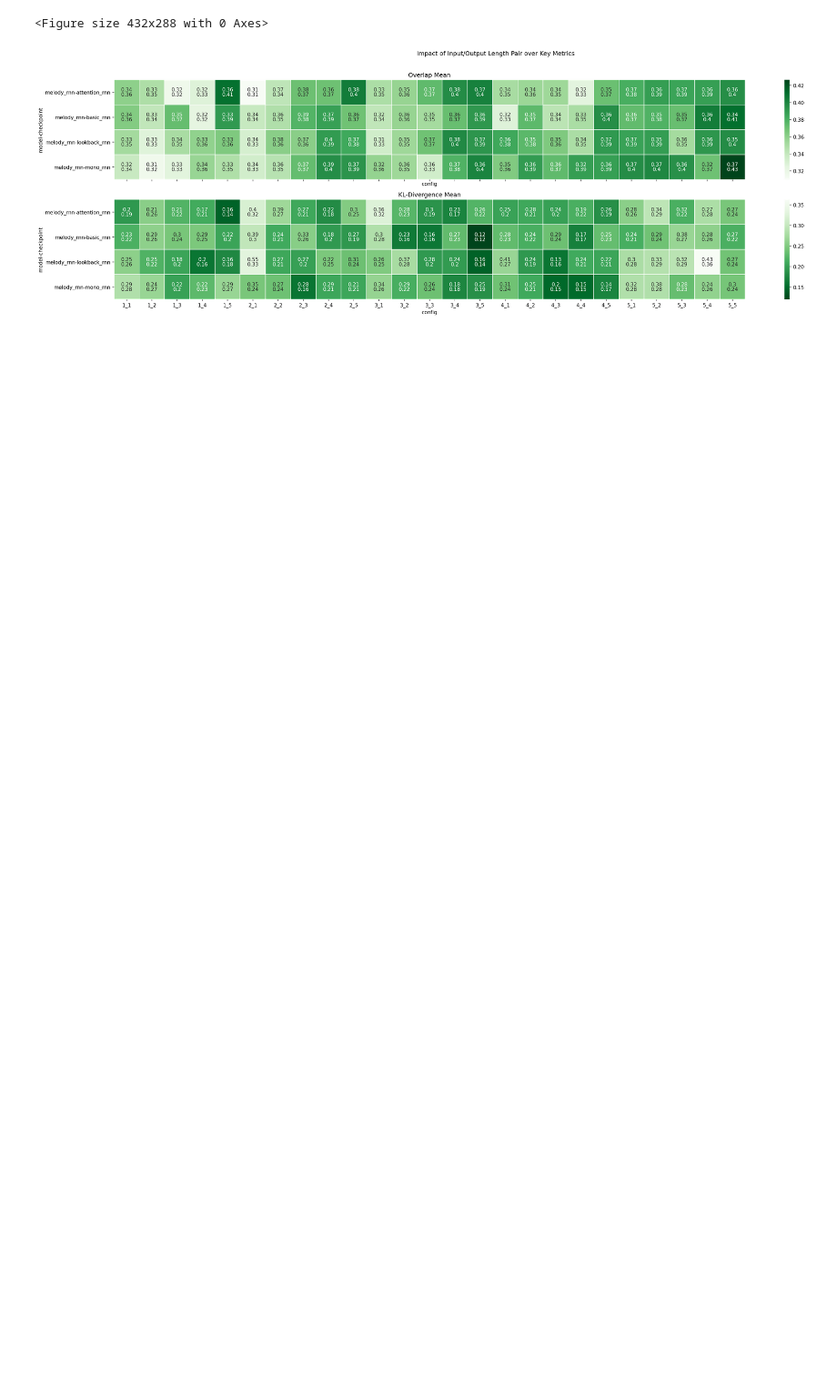
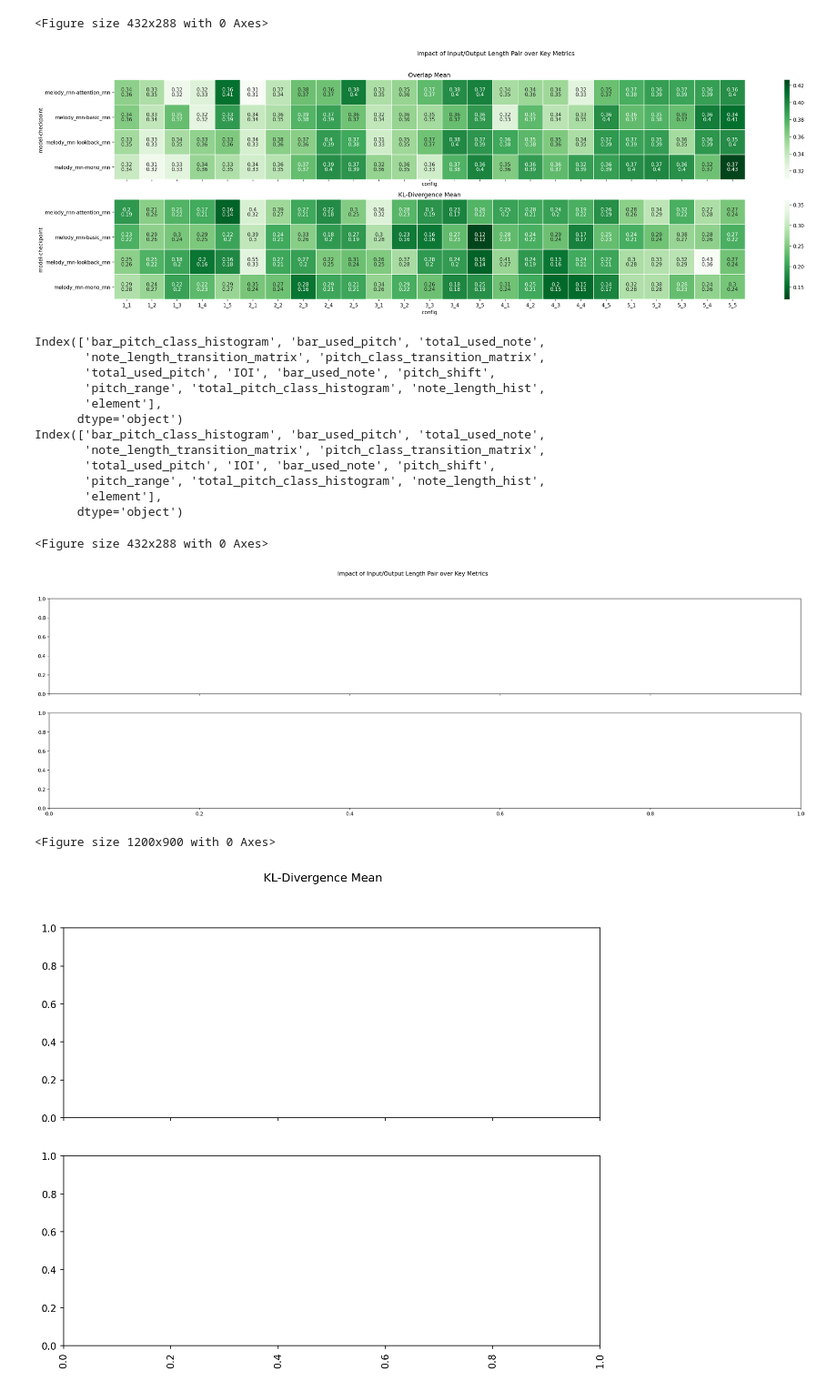
Before and after one commit to ghalestrilo/ornette, a Jupyter notebook: scripts/metrics_sketchpad.ipynb, the cells around one changed output. Shown at 91% size. Drawn from its saved outputs; the diff is of its cells as text; code cells hidden in the pictures; blank space fills up the shorter version.

```diff
--- a/scripts/metrics_sketchpad.ipynb
+++ b/scripts/metrics_sketchpad.ipynb
@@ -159,3 +141,76 @@ if 'heatmap_metrics_per_model_config' in plots_to_make:
 # %% [output]
 <Figure size 432x288 with 0 Axes>
 [figure]
+# %%
+tmp_df = df_by_config.copy()
+
+plt.figure()
+fig, axs = plt.subplots(2, figsize=(28,8), sharex='col', sharey='row', dpi=150)
+fig.suptitle('Impact of Input/Output Length Pair over Key Metrics')
+gs = fig.add_gridspec(2, 1, hspace=0, wspace=0)
+
+# print(tmp_df.columns)
+
+
+suffix = '_avg'
+suffix = ''
+eval_metrics = ['time' + suffix] + [c for c in list(tmp_df.columns) if c.endswith('overlap' + suffix) or c.endswith('kl_div' + suffix)]
+overlaps = [m for m in eval_metrics if m.endswith('overlap' + suffix)]
+kl_divs  = [m for m in eval_metrics if m.endswith('kl_div' + suffix)]
+
+
+
+metricsets = [ None
+            , (overlaps, "Test")
+            , (kl_divs, "Test")
+            ][1:]
+
+# Create Multiplot
+a = plt.figure(dpi=150,figsize=(8,6))
+fig, axs = plt.subplots(2, dpi=150,figsize=(10,8),sharex='col', sharey='row')
+gs = fig.add_gridspec(2, 1, hspace=0, wspace=0)
+plt.suptitle(title)
+plt.xticks(rotation=90)
+
+
+
+# Create Subplots
+for i, (metricset, legend) in enumerate(metricsets):
+
+    # Prepare Dataframe (Filter Columns)
+    inner_df = tmp_df.copy()
+    subset_df = inner_df[metricset + ['model', 'checkpoint']]
+    subset_df['element'] = subset_df['model'].astype(str) + ':' + subset_df['checkpoint'].astype(str)
+    subset_df.columns = filter_metric_names(subset_df.columns)
+    inner_df.columns = filter_metric_names(inner_df.columns)
+    metricset = filter_metric_names(metricset)
+
+    # Calculate plot
+    final_df = pd.DataFrame(subset_df, columns=metricset)
+    final_df = pd.concat([final_df, subset_df['element']], axis=1)
+
+    print(final_df.columns)
+    ax[i].plot(x='element', y=metricset)
+
+    # axs[i].plot(final_df[metricset])
+    # axs[i].legend(title=legend, bbox_to_anchor=(1.05, 1), loc='upper left')
+    plt.tight_layout()
+
+plt.show()
+# %% [output]
+Index(['bar_pitch_class_histogram', 'bar_used_pitch', 'total_used_note',
+       'note_length_transition_matrix', 'pitch_class_transition_matrix',
+       'total_used_pitch', 'IOI', 'bar_used_note', 'pitch_shift',
+       'pitch_range', 'total_pitch_class_histogram', 'note_length_hist',
+       'element'],
+      dtype='object')
+Index(['bar_pitch_class_histogram', 'bar_used_pitch', 'total_used_note',
+       'note_length_transition_matrix', 'pitch_class_transition_matrix',
+       'total_used_pitch', 'IOI', 'bar_used_note', 'pitch_shift',
+       'pitch_range', 'total_pitch_class_histogram', 'note_length_hist',
+       'element'],
+      dtype='object')
+<Figure size 432x288 with 0 Axes>
+[figure, added]
+<Figure size 1200x900 with 0 Axes>
+[figure, added]
```
Also changed, not shown: parts of 5 cells of this notebook, 1 other file.
